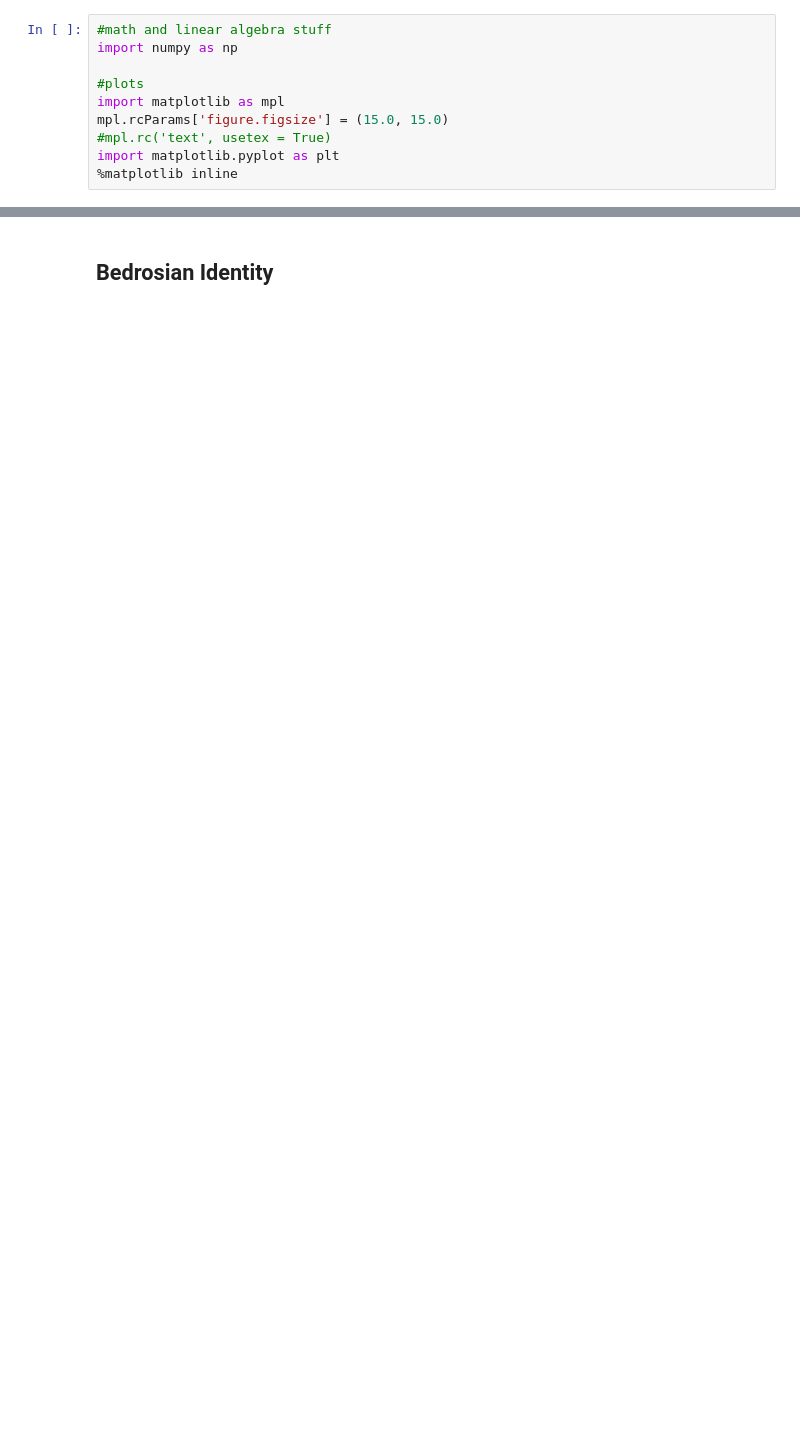
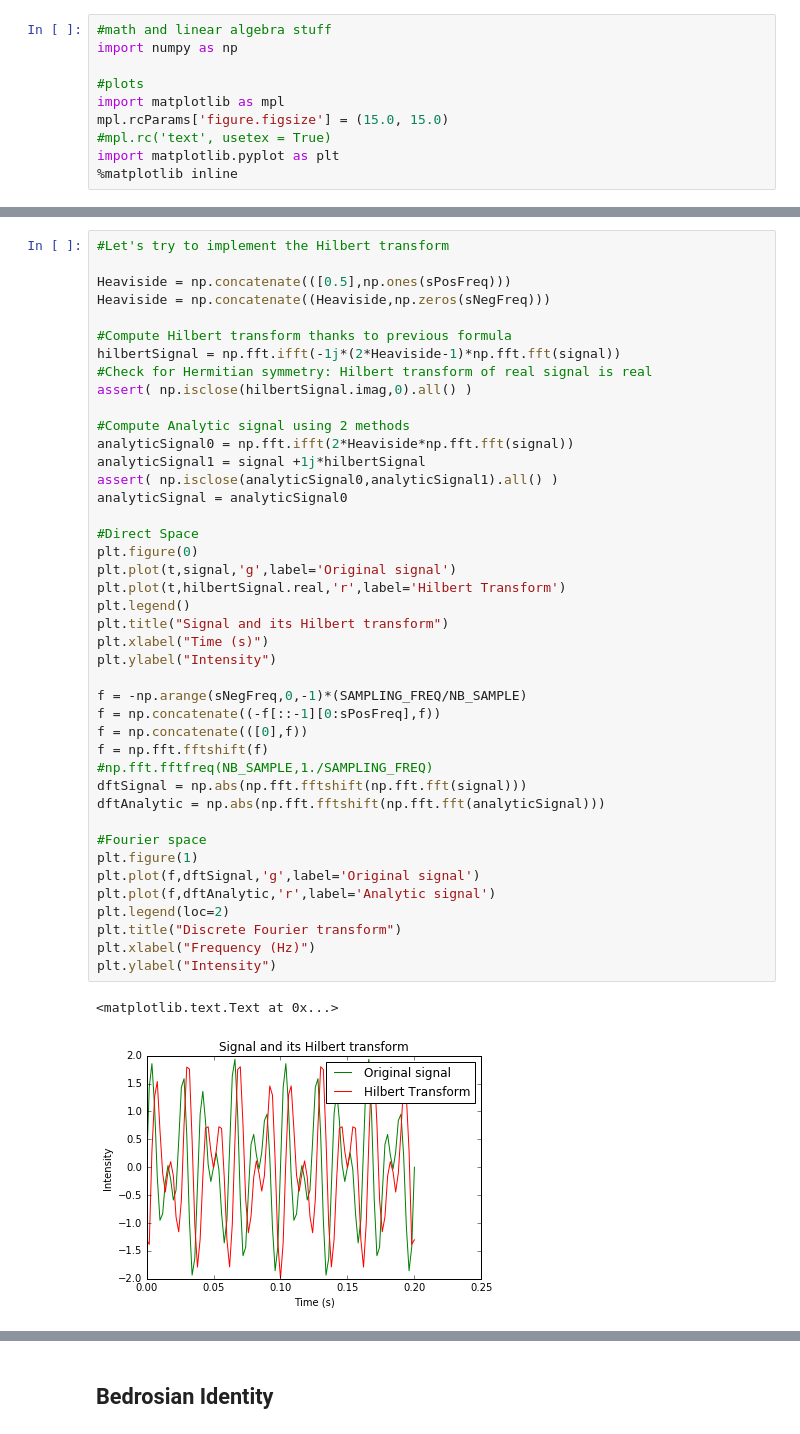
Before and after one commit to pierrepaleo/SignalProcessing-Python, a Jupyter notebook: HilbertTransform.ipynb, the cells around one changed output, grey strips where cells are left out. Drawn from its saved outputs; the diff is of its cells as text; blank space fills up the shorter version.

```diff
--- a/HilbertTransform.ipynb
+++ b/HilbertTransform.ipynb
@@ -218,0 +290,45 @@ plt.ylabel("Power/Frequency (dB/Hz)")
+# %%
+#Let's try to implement the Hilbert transform
+
+Heaviside = np.concatenate(([0.5],np.ones(sPosFreq)))
+Heaviside = np.concatenate((Heaviside,np.zeros(sNegFreq)))
+
+#Compute Hilbert transform thanks to previous formula
+hilbertSignal = np.fft.ifft(-1j*(2*Heaviside-1)*np.fft.fft(signal))
+#Check for Hermitian symmetry: Hilbert transform of real signal is real
+assert( np.isclose(hilbertSignal.imag,0).all() )
+
+#Compute Analytic signal using 2 methods
+analyticSignal0 = np.fft.ifft(2*Heaviside*np.fft.fft(signal))
+analyticSignal1 = signal +1j*hilbertSignal
+assert( np.isclose(analyticSignal0,analyticSignal1).all() )
+analyticSignal = analyticSignal0
+
+#Direct Space
+plt.figure(0)
+plt.plot(t,signal,'g',label='Original signal')
+plt.plot(t,hilbertSignal.real,'r',label='Hilbert Transform')
+plt.legend()
+plt.title("Signal and its Hilbert transform")
+plt.xlabel("Time (s)")
+plt.ylabel("Intensity")
+
+f = -np.arange(sNegFreq,0,-1)*(SAMPLING_FREQ/NB_SAMPLE)
+f = np.concatenate((-f[::-1][0:sPosFreq],f))
+f = np.concatenate(([0],f))
+f = np.fft.fftshift(f)
+#np.fft.fftfreq(NB_SAMPLE,1./SAMPLING_FREQ)
+dftSignal = np.abs(np.fft.fftshift(np.fft.fft(signal)))
+dftAnalytic = np.abs(np.fft.fftshift(np.fft.fft(analyticSignal)))
+
+#Fourier space
+plt.figure(1)
+plt.plot(f,dftSignal,'g',label='Original signal')
+plt.plot(f,dftAnalytic,'r',label='Analytic signal')
+plt.legend(loc=2)
+plt.title("Discrete Fourier transform")
+plt.xlabel("Frequency (Hz)")
+plt.ylabel("Intensity")
+# %% [output]
+<matplotlib.text.Text at 0x...>
+[figure, added]
```
Also changed, not shown: parts of 6 cells of this notebook.
